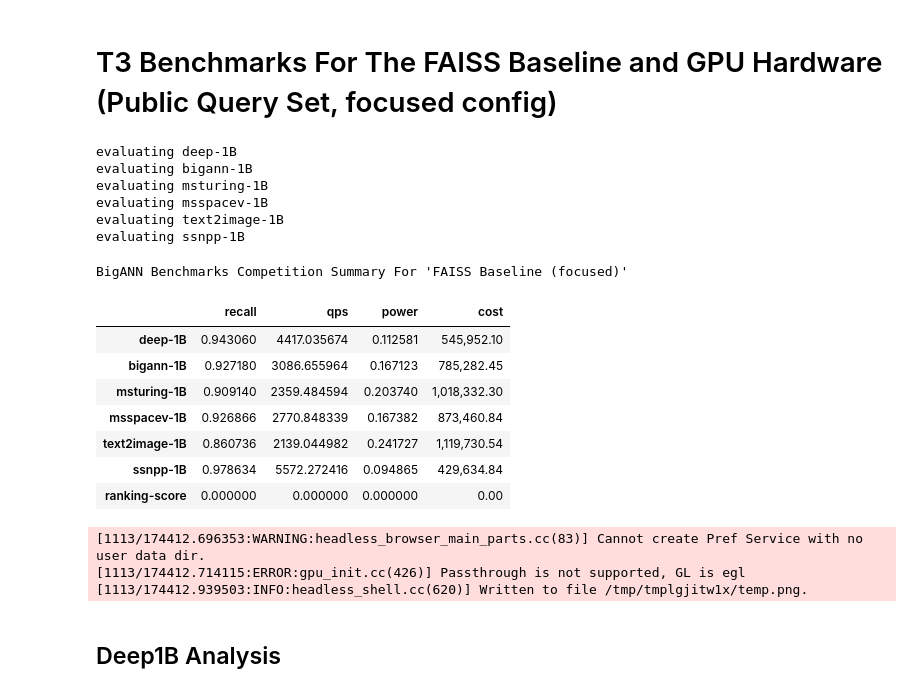
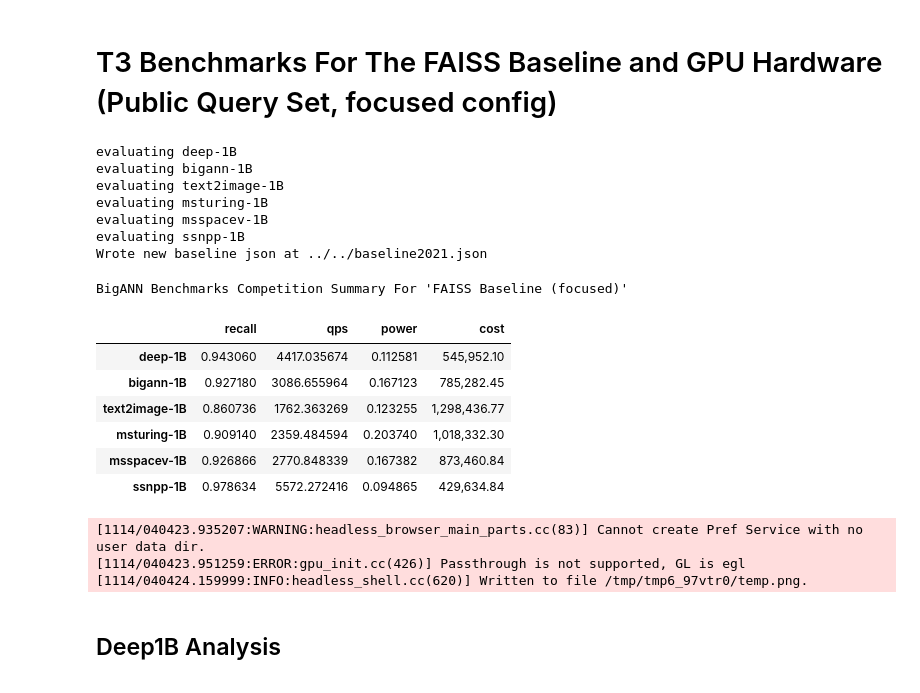
Before and after one commit to harsha-simhadri/big-ann-benchmarks, a Jupyter notebook: t3/eval_2021/faiss_t3/EvalPublic_focused.ipynb, the cells around one changed output. Cells and saved outputs as stored; diff of their text form; code cells hidden in the pictures.

```diff
--- a/t3/eval_2021/faiss_t3/EvalPublic_focused.ipynb
+++ b/t3/eval_2021/faiss_t3/EvalPublic_focused.ipynb
@@ -3,40 +3,40 @@
 # %%
 import sys
 sys.path.append("../..") # make sure we can import t3eval.py from the toplevel 't3' directory
 import t3eval
 import importlib
 importlib.reload(t3eval)
 evaluator = t3eval.Evaluator("FAISS Baseline (focused)", # name of team/algo
                              "./public_focused.csv", # exported data from eval runs
-                             "../../baseline2021.json", # baseline constants
                              "../../competition2021.json", # competition constants
                              system_cost=22021.90, # participants must submit and document their system cost
                              verbose=False, # recommended True for debugging
                              is_baseline=True,
                              pending = [],
                              print_best=False
                             )
 evaluator.eval_all()
+evaluator.commit_baseline("../../baseline2021.json")
 evaluator.show_summary(savepath="baseline_focused_summary.png")
 # %% [output]
 evaluating deep-1B
 evaluating bigann-1B
+evaluating text2image-1B
 evaluating msturing-1B
 evaluating msspacev-1B
-evaluating text2image-1B
 evaluating ssnpp-1B
+Wrote new baseline json at ../../baseline2021.json
 BigANN Benchmarks Competition Summary For 'FAISS Baseline (focused)'
 |  | recall | qps | power | cost |
 | deep-1B | 0.943060 | 4417.035674 | 0.112581 | 545,952.10 |
 | bigann-1B | 0.927180 | 3086.655964 | 0.167123 | 785,282.45 |
+| text2image-1B | 0.860736 | 1762.363269 | 0.123255 | 1,298,436.77 |
 | msturing-1B | 0.909140 | 2359.484594 | 0.203740 | 1,018,332.30 |
 | msspacev-1B | 0.926866 | 2770.848339 | 0.167382 | 873,460.84 |
-| text2image-1B | 0.860736 | 2139.044982 | 0.241727 | 1,119,730.54 |
 | ssnpp-1B | 0.978634 | 5572.272416 | 0.094865 | 429,634.84 |
-| ranking-score | 0.000000 | 0.000000 | 0.000000 | 0.00 |
-[1113/174412.696353:WARNING:headless_browser_main_parts.cc(83)] Cannot create Pref Service with no user data dir.
-[1113/174412.714115:ERROR:gpu_init.cc(426)] Passthrough is not supported, GL is egl
-[1113/174412.939503:INFO:headless_shell.cc(620)] Written to file /tmp/tmplgjitw1x/temp.png.
+[1114/040423.935207:WARNING:headless_browser_main_parts.cc(83)] Cannot create Pref Service with no user data dir.
+[1114/040423.951259:ERROR:gpu_init.cc(426)] Passthrough is not supported, GL is egl
+[1114/040424.159999:INFO:headless_shell.cc(620)] Written to file /tmp/tmp6_97vtr0/temp.png.
 # %% [markdown]
 ## Deep1B Analysis
 # %%
```
Also changed, not shown: parts of 2 cells of this notebook, 4 other files.
